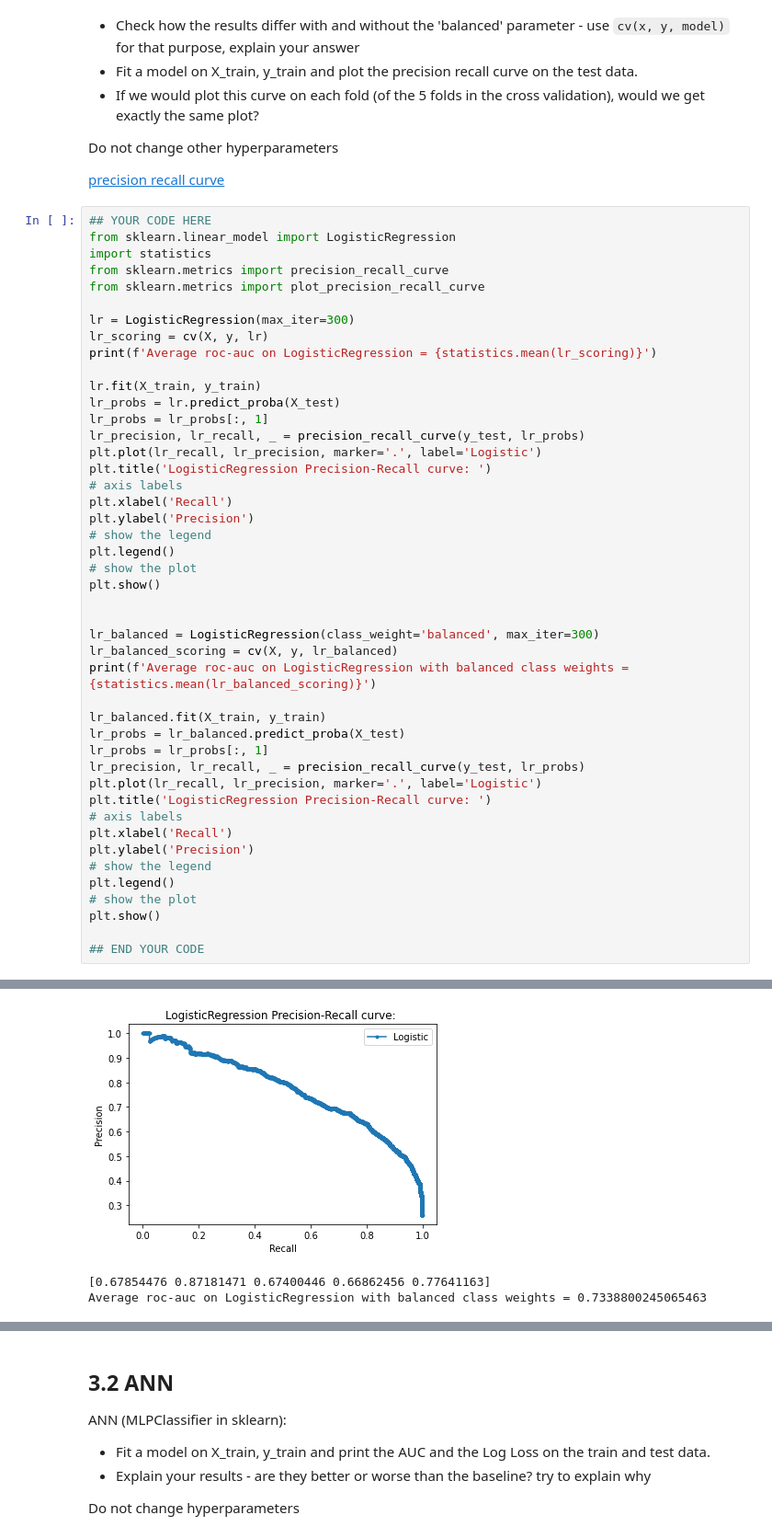
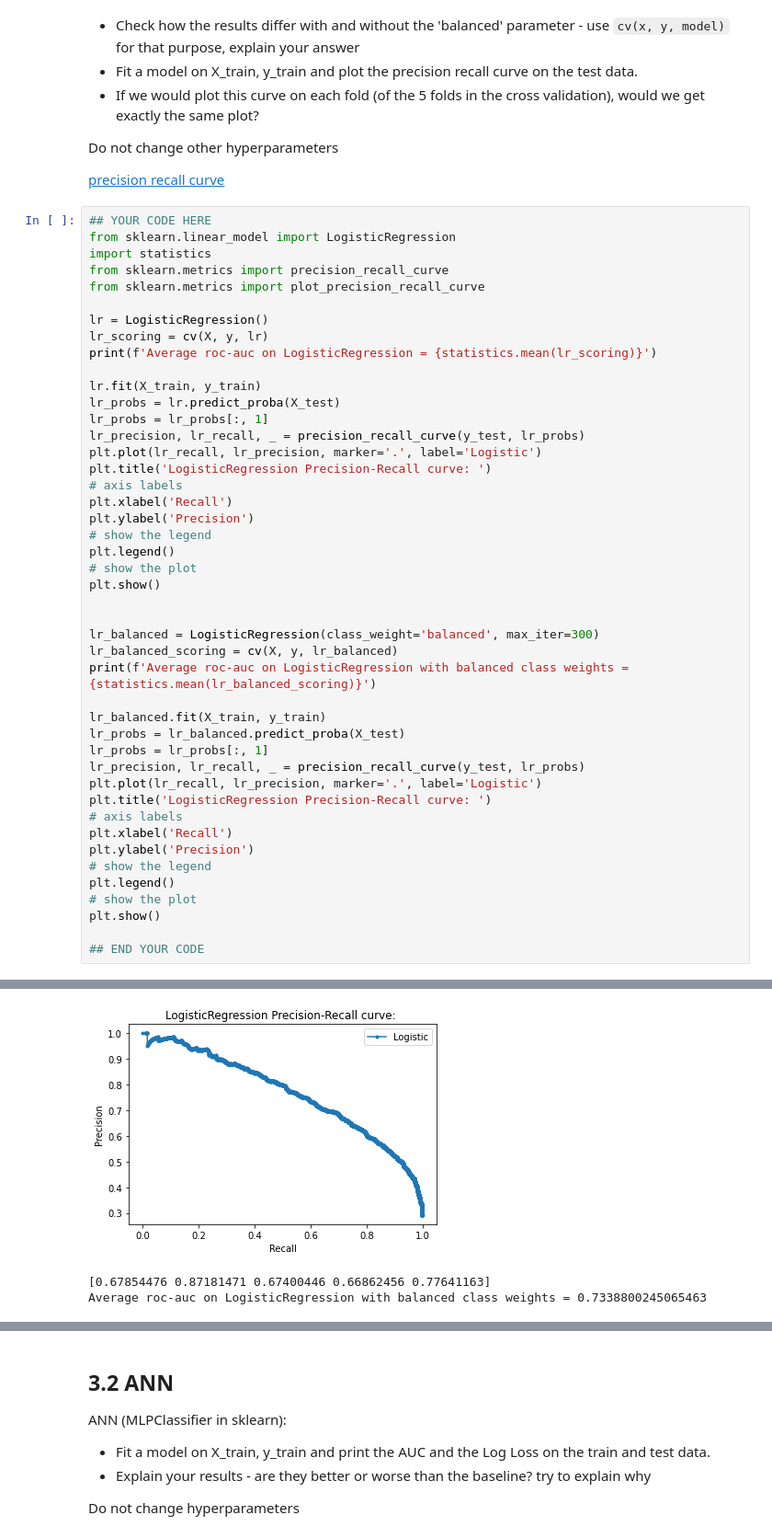
Before and after one commit to Galzi1/DataDiscoveryNNProj, a Jupyter notebook: project_part2.ipynb, the cells around one changed output, grey strips where cells are left out. Shown at 92% size. Cells and saved outputs as stored; diff of their text form.

```diff
--- a/project_part2.ipynb
+++ b/project_part2.ipynb
@@ -172,7 +172,7 @@ import statistics
 from sklearn.metrics import precision_recall_curve
 from sklearn.metrics import plot_precision_recall_curve
 
-lr = LogisticRegression(max_iter=300)
+lr = LogisticRegression()
 lr_scoring = cv(X, y, lr)
 print(f'Average roc-auc on LogisticRegression = {statistics.mean(lr_scoring)}')
 
@@ -216,3 +237,3 @@ Average roc-auc on LogisticRegression = 0.6842996396499051
-[figure, old version]
+[figure, new version]
-[0.67854476 0.87181471 0.67400446 0.66862456 0.77641163]
-Average roc-auc on LogisticRegression with balanced class weights = 0.7338800245065463
+[0.67854476 0.87181471 0.67400446 0.66862456 0.77641163]
+Average roc-auc on LogisticRegression with balanced class weights = 0.7338800245065463
```
Also changed, not shown: parts of 2 cells of this notebook.
